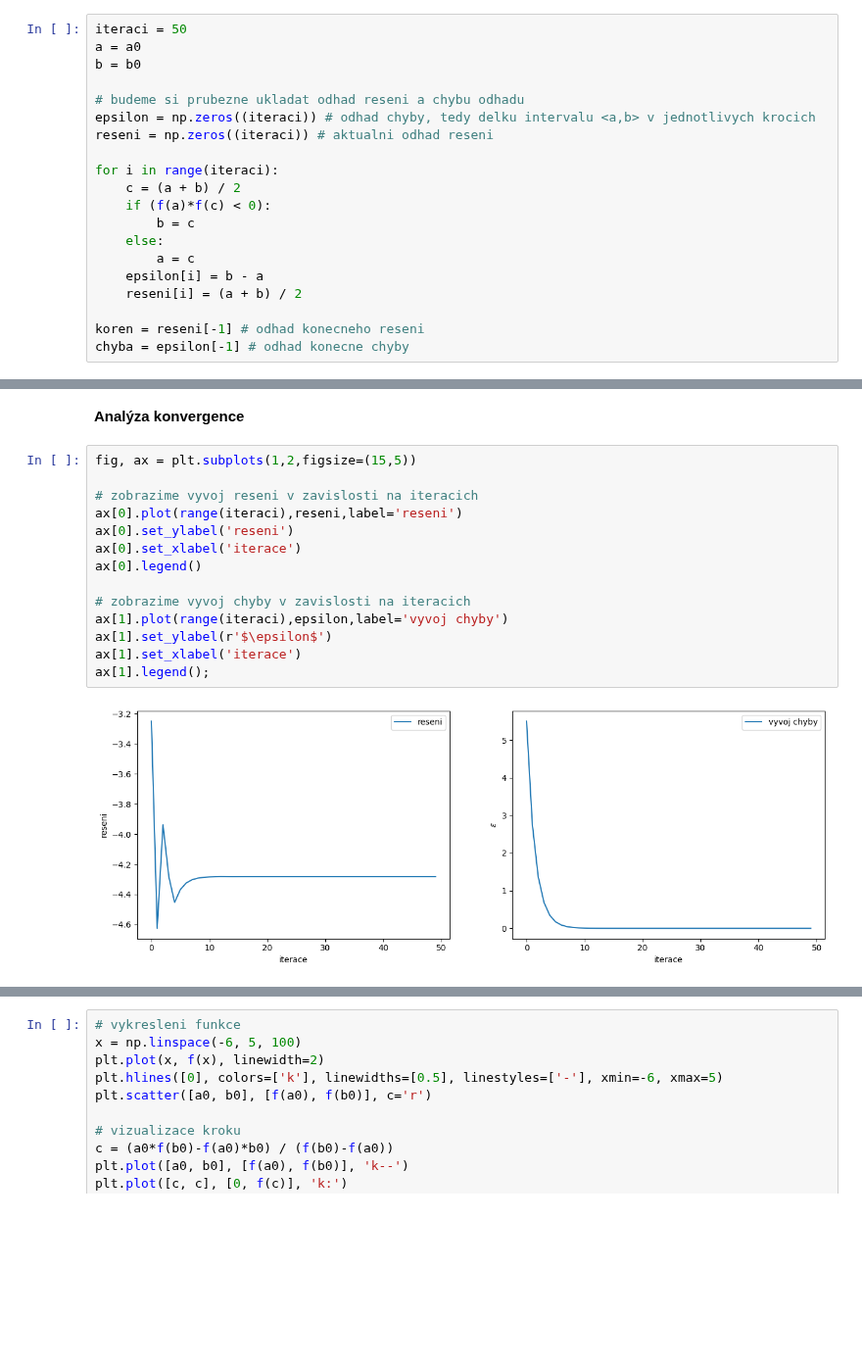
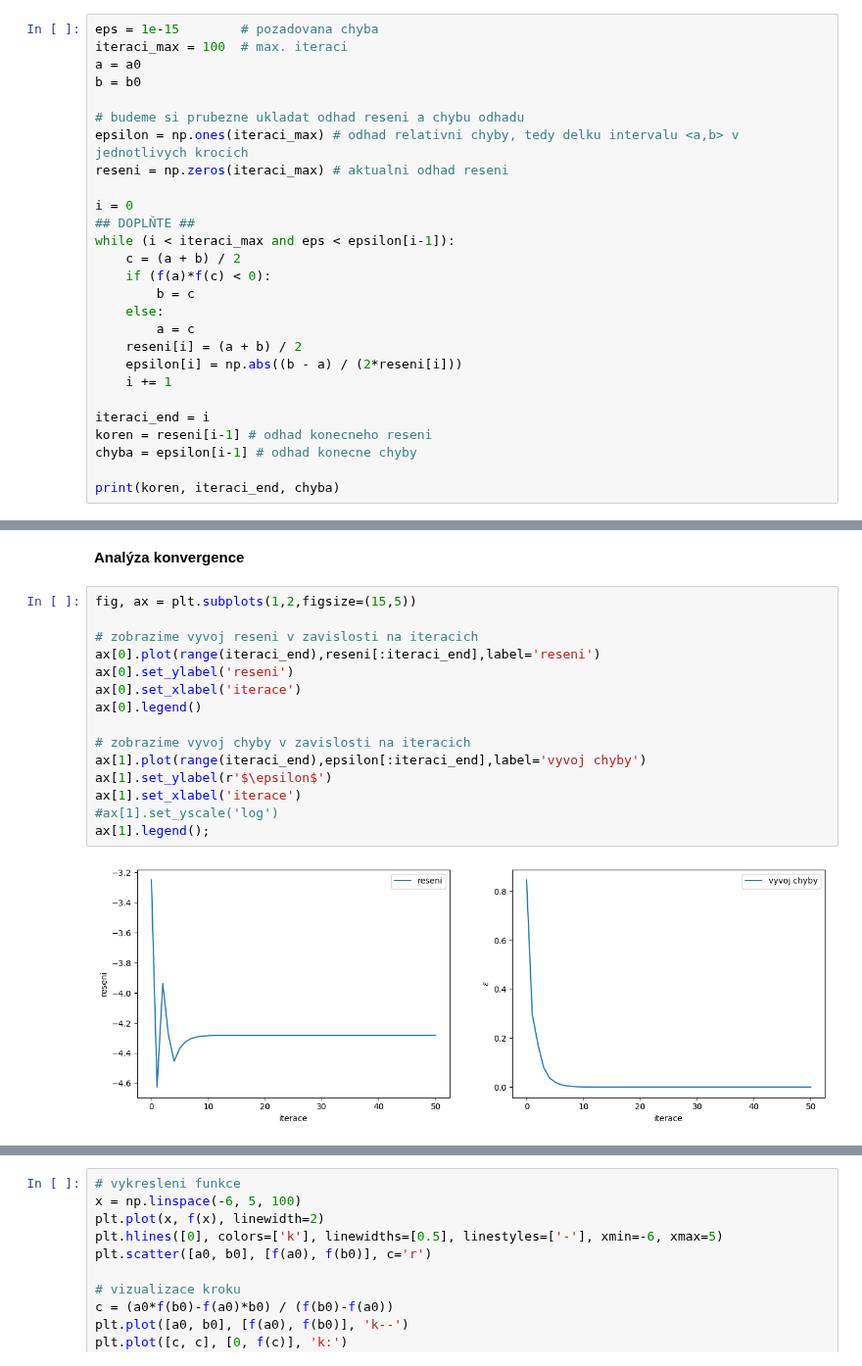
Before and after one commit to loepa01/NME1cvBook, a Jupyter notebook: _sources/lekce-vyplnene/07-nelinearni-rce-vypl.ipynb, the cells around one changed output, grey strips where cells are left out. Shown at 98% size. Drawn from its saved outputs; the diff is of its cells as text; blank space fills up the shorter version.

```diff
--- a/_sources/lekce-vyplnene/07-nelinearni-rce-vypl.ipynb
+++ b/_sources/lekce-vyplnene/07-nelinearni-rce-vypl.ipynb
@@ -78,22 +79,29 @@ Do pole `reseni` uložte vždy řešení a do pole `epsilon` odpovídající chy
 </div>
 </div>
 # %%
-iteraci = 50
+eps = 1e-15        # pozadovana chyba
+iteraci_max = 100  # max. iteraci
 a = a0
 b = b0
 
 # budeme si prubezne ukladat odhad reseni a chybu odhadu
-epsilon = np.zeros((iteraci)) # odhad chyby, tedy delku intervalu <a,b> v jednotlivych krocich
-reseni = np.zeros((iteraci)) # aktualni odhad reseni
+epsilon = np.ones(iteraci_max) # odhad relativni chyby, tedy delku intervalu <a,b> v jednotlivych krocich
+reseni = np.zeros(iteraci_max) # aktualni odhad reseni
 
-for i in range(iteraci):
+i = 0
+## DOPLŇTE ##
+while (i < iteraci_max and eps < epsilon[i-1]):
     c = (a + b) / 2
     if (f(a)*f(c) < 0):
         b = c
     else:
         a = c
-    epsilon[i] = b - a
     reseni[i] = (a + b) / 2
+    epsilon[i] = np.abs((b - a) / (2*reseni[i]))
+    i += 1
 
-koren = reseni[-1] # odhad konecneho reseni
-chyba = epsilon[-1] # odhad konecne chyby
+iteraci_end = i
+koren = reseni[i-1] # odhad konecneho reseni
+chyba = epsilon[i-1] # odhad konecne chyby
+
+print(koren, iteraci_end, chyba)
@@ -122,19 +133,20 @@ plt.scatter(koren, f(koren), c='g');
 # %%
 fig, ax = plt.subplots(1,2,figsize=(15,5))
 
 # zobrazime vyvoj reseni v zavislosti na iteracich
-ax[0].plot(range(iteraci),reseni,label='reseni')
+ax[0].plot(range(iteraci_end),reseni[:iteraci_end],label='reseni')
 ax[0].set_ylabel('reseni')
 ax[0].set_xlabel('iterace')
 ax[0].legend()
 
 # zobrazime vyvoj chyby v zavislosti na iteracich
-ax[1].plot(range(iteraci),epsilon,label='vyvoj chyby')
+ax[1].plot(range(iteraci_end),epsilon[:iteraci_end],label='vyvoj chyby')
 ax[1].set_ylabel(r'$\epsilon$')
 ax[1].set_xlabel('iterace')
+#ax[1].set_yscale('log')
 ax[1].legend();
 # %% [output]
-[figure, old version]
+[figure, new version]
 # %% [markdown]
 ### Metoda sečen
 - postup
```
Also changed, not shown: parts of 22 cells of this notebook, 39 other files.
